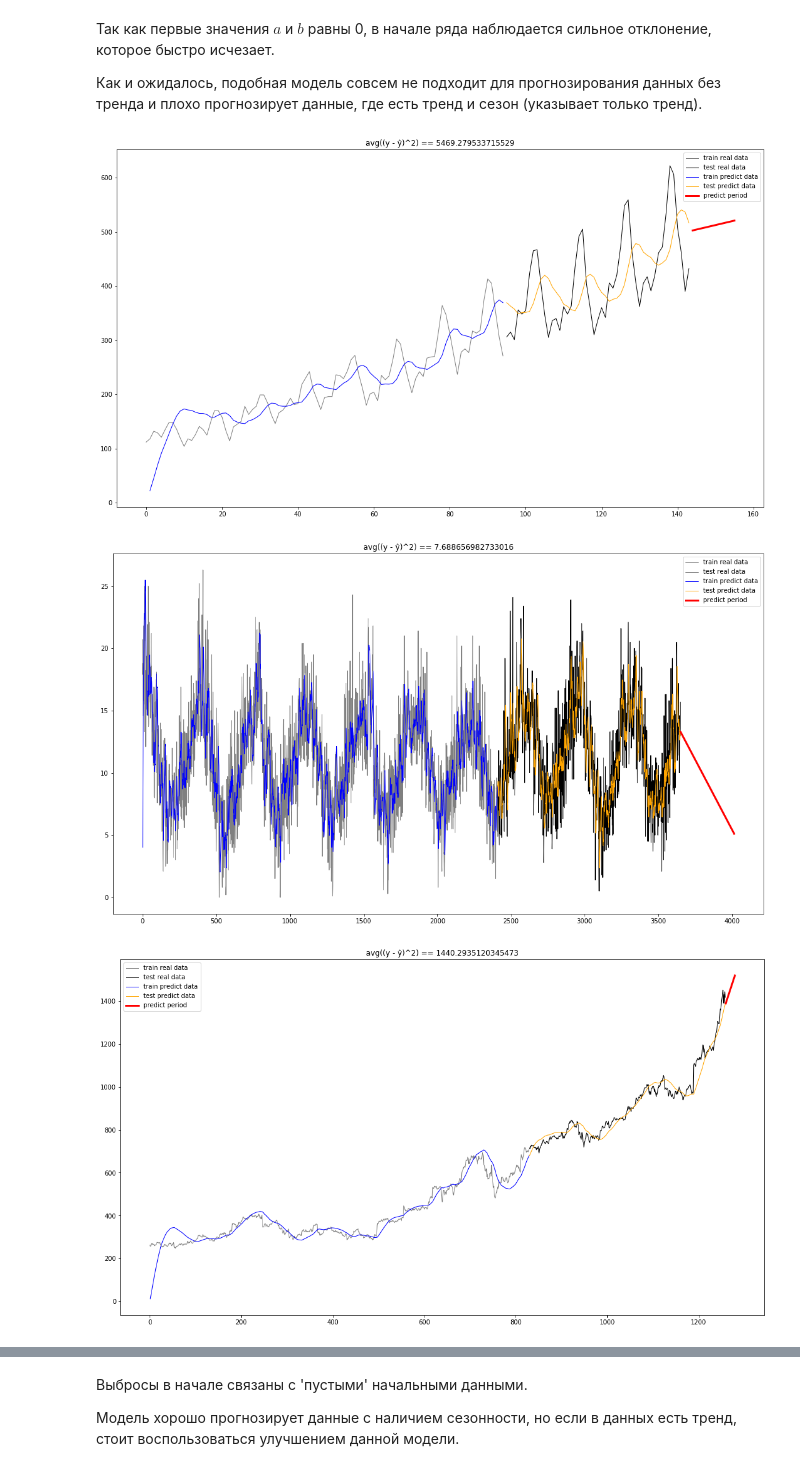
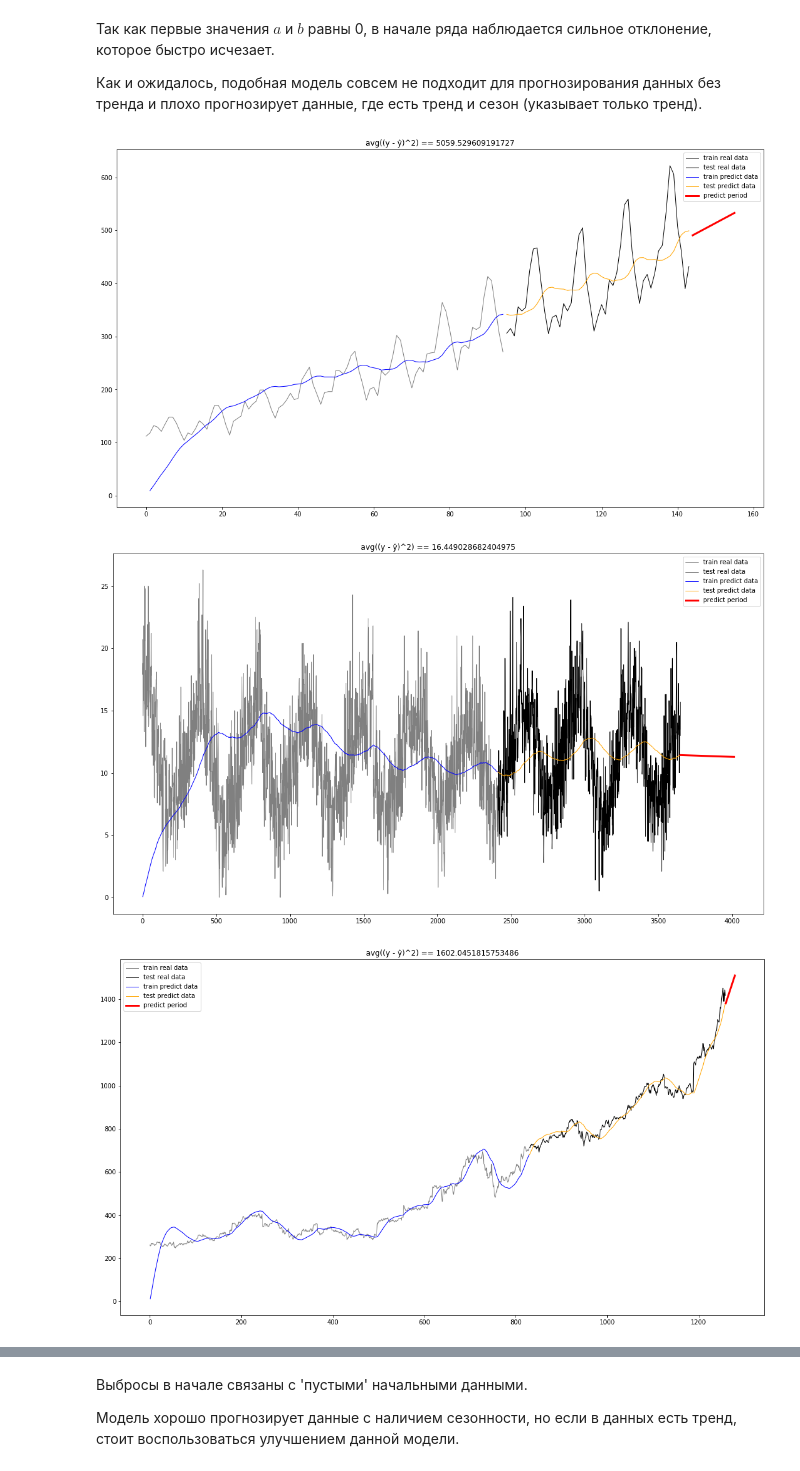
Before and after one commit to WtCrow/time_series_models, a Jupyter notebook: time_series_models.ipynb, the cells around one changed output, grey strips where cells are left out. Cells and saved outputs as stored; diff of their text form; code cells hidden in the pictures.

Commit message:
Change indexes in models

```diff
--- a/time_series_models.ipynb
+++ b/time_series_models.ipynb
@@ -218,18 +222,22 @@ class Holt:
         self.a, self.b = 0, 0
         self.fit_chart = []
         self.last_prediction_y = 0
+        self.old_y = 0
 
     def fit(self, y):
-        old_y = y[0]
+        for i in range(len(y)):
+            if i == 0:
+                continue
+            t = i - 1
 
-        for y_i in y[1:]:
             old_a = self.a
-            self.a = self.alpha1 * old_y + (1 - self.alpha1) * (old_a + self.b)
+            self.a = self.alpha1 * y[t] + (1 - self.alpha1) * (old_a + self.b)
             self.b = self.alpha2 * (self.a - old_a) + (1 - self.alpha2) * self.b
             self.last_prediction_y = self.a + self.b
 
-            old_y = y_i
             self.fit_chart.append(self.last_prediction_y)
+
+        self.old_y = y[y.last_valid_index()]
         return self
 
     def predict_y(self, d=1):
@@ -239,20 +247,21 @@ class Holt:
 
     def append_y(self, new_y):
         old_a = self.a
-        self.a = self.alpha1 * new_y + (1 - self.alpha1) * (old_a + self.b)
+        self.a = self.alpha1 * self.old_y + (1 - self.alpha1) * (old_a + self.b)
         self.b = self.alpha2 * (self.a - old_a) + (1 - self.alpha2) * self.b
         self.last_prediction_y = self.a + self.b
+        self.old_y = new_y
 # %% [markdown]
 Так как первые значения $ a $ и $ b $ равны 0, в начале ряда наблюдается сильное отклонение, которое быстро исчезает.
 
 Как и ожидалось, подобная модель совсем не подходит для прогнозирования данных без тренда и плохо прогнозирует данные, где есть тренд и сезон (указывает только тренд).
 # %%
-start_model(Holt(5, 4), *split_data(airlines), predict_period=12, is_recalculate_model=False)
-start_model(Holt(5, 5), *split_data(temperature), predict_period=365, is_recalculate_model=False)
+start_model(Holt(12, 12), *split_data(airlines), predict_period=12, is_recalculate_model=False)
+start_model(Holt(365, 365), *split_data(temperature), predict_period=365, is_recalculate_model=False)
 start_model(Holt(21, 21), *split_data(amazon), predict_period=21, is_recalculate_model=False)
 # %% [output]
-[figure, old version]
+[figure, new version]
-[figure, old version]
+[figure, new version]
 [figure]
 # %% [markdown]
 ## Модель Уинтерса
```
Also changed, not shown: parts of 17 cells of this notebook.
